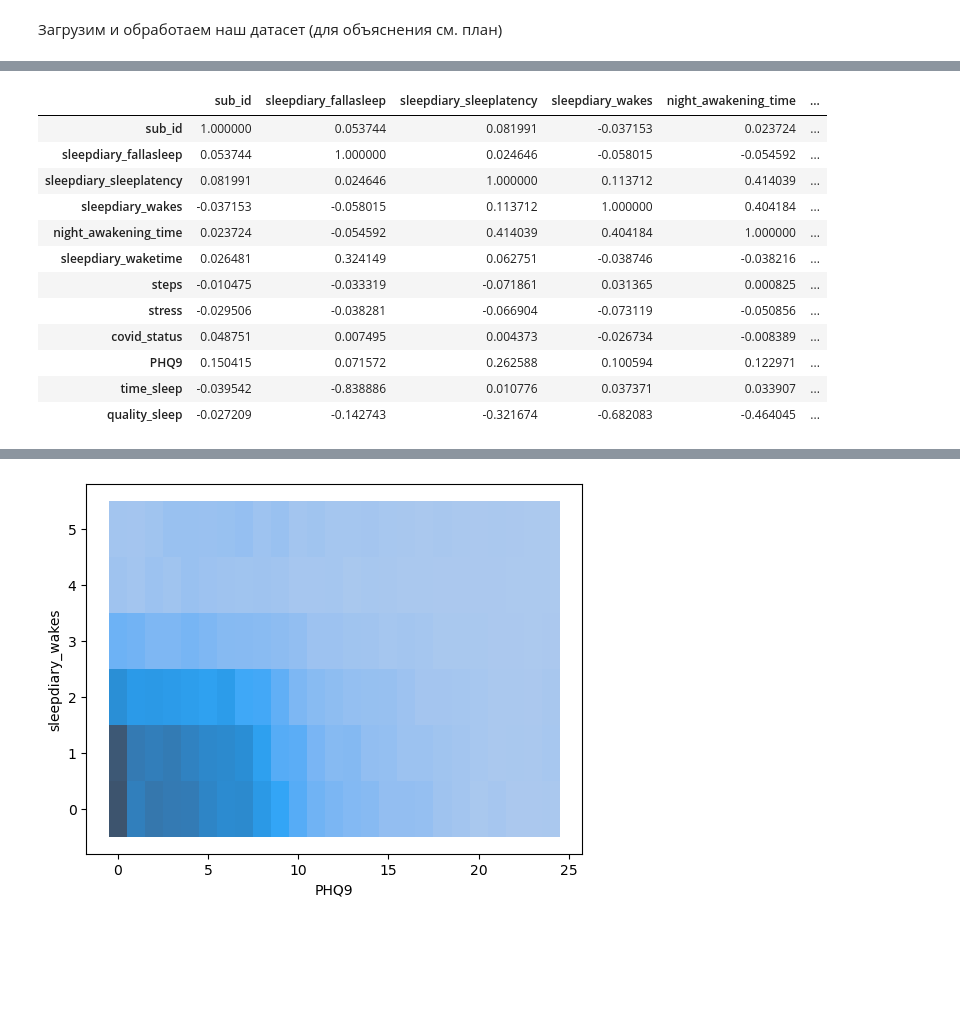
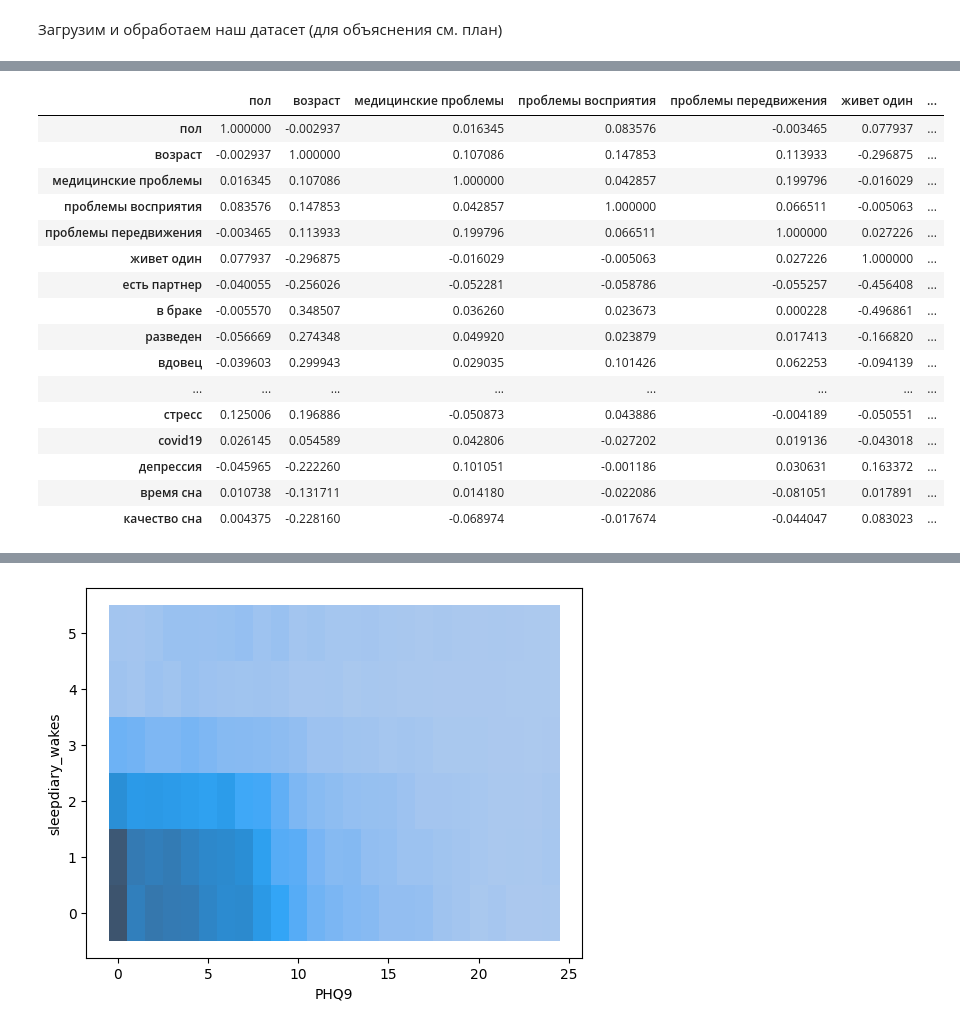
Before and after one commit to Yerk08/project-AD, a Jupyter notebook: sleeping_analyse.ipynb, the cells around one changed output, grey strips where cells are left out. Cells and saved outputs as stored; diff of their text form; code cells hidden in the pictures; blank space fills up the shorter version.

```diff
--- a/sleeping_analyse.ipynb
+++ b/sleeping_analyse.ipynb
@@ -140,16 +120,43 @@ df_people.corr().style.background_gradient(cmap='coolwarm')
-# %%
-df_sleep.corr(numeric_only=False).style.background_gradient(cmap='coolwarm')
-# %% [output]
-|  | sub_id | sleepdiary_fallasleep | sleepdiary_sleeplatency | sleepdiary_wakes | night_awakening_time | ... |
-| sub_id | 1.000000 | 0.053744 | 0.081991 | -0.037153 | 0.023724 | ... |
-| sleepdiary_fallasleep | 0.053744 | 1.000000 | 0.024646 | -0.058015 | -0.054592 | ... |
-| sleepdiary_sleeplatency | 0.081991 | 0.024646 | 1.000000 | 0.113712 | 0.414039 | ... |
-| sleepdiary_wakes | -0.037153 | -0.058015 | 0.113712 | 1.000000 | 0.404184 | ... |
-| night_awakening_time | 0.023724 | -0.054592 | 0.414039 | 0.404184 | 1.000000 | ... |
-| sleepdiary_waketime | 0.026481 | 0.324149 | 0.062751 | -0.038746 | -0.038216 | ... |
-| steps | -0.010475 | -0.033319 | -0.071861 | 0.031365 | 0.000825 | ... |
-| stress | -0.029506 | -0.038281 | -0.066904 | -0.073119 | -0.050856 | ... |
-| covid_status | 0.048751 | 0.007495 | 0.004373 | -0.026734 | -0.008389 | ... |
-| PHQ9 | 0.150415 | 0.071572 | 0.262588 | 0.100594 | 0.122971 | ... |
-| time_sleep | -0.039542 | -0.838886 | 0.010776 | 0.037371 | 0.033907 | ... |
-| quality_sleep | -0.027209 | -0.142743 | -0.321674 | -0.682083 | -0.464045 | ... |
+# %%
+toshow_df_people = df_people.copy()
+toshow_df_people.pop("sub_id")
+toshow_df_people["пол"] = toshow_df_people.pop("bio_sex")
+toshow_df_people["возраст"] = toshow_df_people.pop("age1")
+toshow_df_people["медицинские проблемы"] = toshow_df_people.pop("medical")
+toshow_df_people["проблемы восприятия"] = toshow_df_people.pop("problems_sensors")
+toshow_df_people["проблемы передвижения"] = toshow_df_people.pop("problems_mobility")
+toshow_df_people["живет один"] = toshow_df_people.pop("M_single")
+toshow_df_people["есть партнер"] = toshow_df_people.pop("M_have_partner")
+toshow_df_people["в браке"] = toshow_df_people.pop("M_married")
+toshow_df_people["разведен"] = toshow_df_people.pop("M_divorsed")
+toshow_df_people["вдовец"] = toshow_df_people.pop("M_widowed")
+toshow_df_people["когда лег спать"] = toshow_df_people.pop("sleepdiary_fallasleep")
+toshow_df_people["время попыток уснуть"] = toshow_df_people.pop("sleepdiary_sleeplatency")
+toshow_df_people["раз просыпался ночью"] = toshow_df_people.pop("sleepdiary_wakes")
+toshow_df_people["бодрствование ночью"] = toshow_df_people.pop("night_awakening_time")
+toshow_df_people["когда проснулся"] = toshow_df_people.pop("sleepdiary_waketime")
+toshow_df_people["шаги"] = toshow_df_people.pop("steps")
+toshow_df_people["стресс"] = toshow_df_people.pop("stress")
+toshow_df_people["covid19"] = toshow_df_people.pop("covid_status")
+toshow_df_people["депрессия"] = toshow_df_people.pop("PHQ9")
+toshow_df_people["время сна"] = toshow_df_people.pop("time_sleep")
+toshow_df_people["качество сна"] = toshow_df_people.pop("quality_sleep")
+toshow_df_people.corr().style.background_gradient(cmap='coolwarm')
+# %% [output]
+|  | пол | возраст | медицинские проблемы | проблемы восприятия | проблемы передвижения | живет один | ... |
+| пол | 1.000000 | -0.002937 | 0.016345 | 0.083576 | -0.003465 | 0.077937 | ... |
+| возраст | -0.002937 | 1.000000 | 0.107086 | 0.147853 | 0.113933 | -0.296875 | ... |
+| медицинские проблемы | 0.016345 | 0.107086 | 1.000000 | 0.042857 | 0.199796 | -0.016029 | ... |
+| проблемы восприятия | 0.083576 | 0.147853 | 0.042857 | 1.000000 | 0.066511 | -0.005063 | ... |
+| проблемы передвижения | -0.003465 | 0.113933 | 0.199796 | 0.066511 | 1.000000 | 0.027226 | ... |
+| живет один | 0.077937 | -0.296875 | -0.016029 | -0.005063 | 0.027226 | 1.000000 | ... |
+| есть партнер | -0.040055 | -0.256026 | -0.052281 | -0.058786 | -0.055257 | -0.456408 | ... |
+| в браке | -0.005570 | 0.348507 | 0.036260 | 0.023673 | 0.000228 | -0.496861 | ... |
+| разведен | -0.056669 | 0.274348 | 0.049920 | 0.023879 | 0.017413 | -0.166820 | ... |
+| вдовец | -0.039603 | 0.299943 | 0.029035 | 0.101426 | 0.062253 | -0.094139 | ... |
+| ... | ... | ... | ... | ... | ... | ... | ... |
+| стресс | 0.125006 | 0.196886 | -0.050873 | 0.043886 | -0.004189 | -0.050551 | ... |
+| covid19 | 0.026145 | 0.054589 | 0.042806 | -0.027202 | 0.019136 | -0.043018 | ... |
+| депрессия | -0.045965 | -0.222260 | 0.101051 | -0.001186 | 0.030631 | 0.163372 | ... |
+| время сна | 0.010738 | -0.131711 | 0.014180 | -0.022086 | -0.081051 | 0.017891 | ... |
+| качество сна | 0.004375 | -0.228160 | -0.068974 | -0.017674 | -0.044047 | 0.083023 | ... |
```
Also changed, not shown: parts of 4 cells of this notebook, 1 other file.
